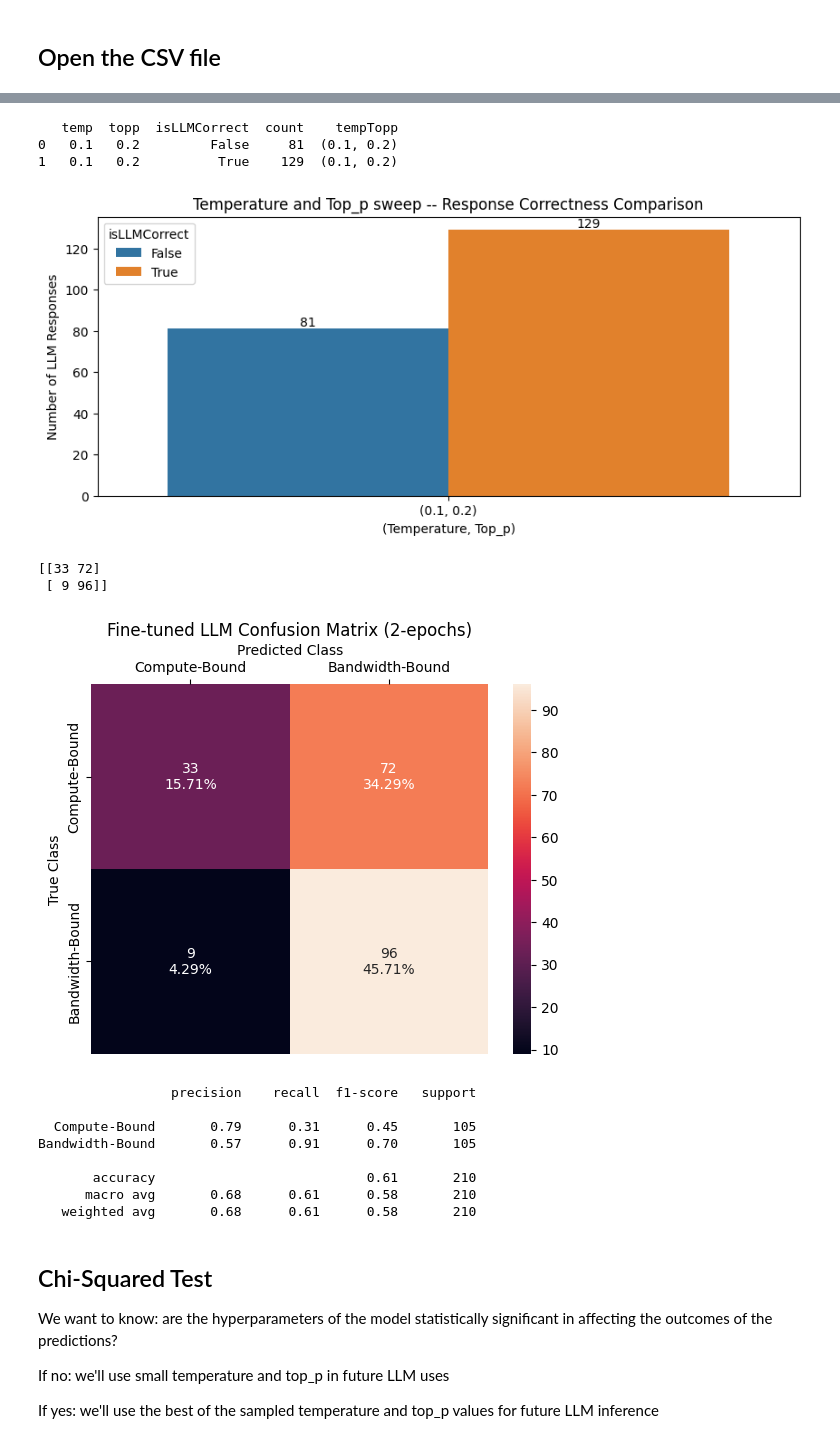
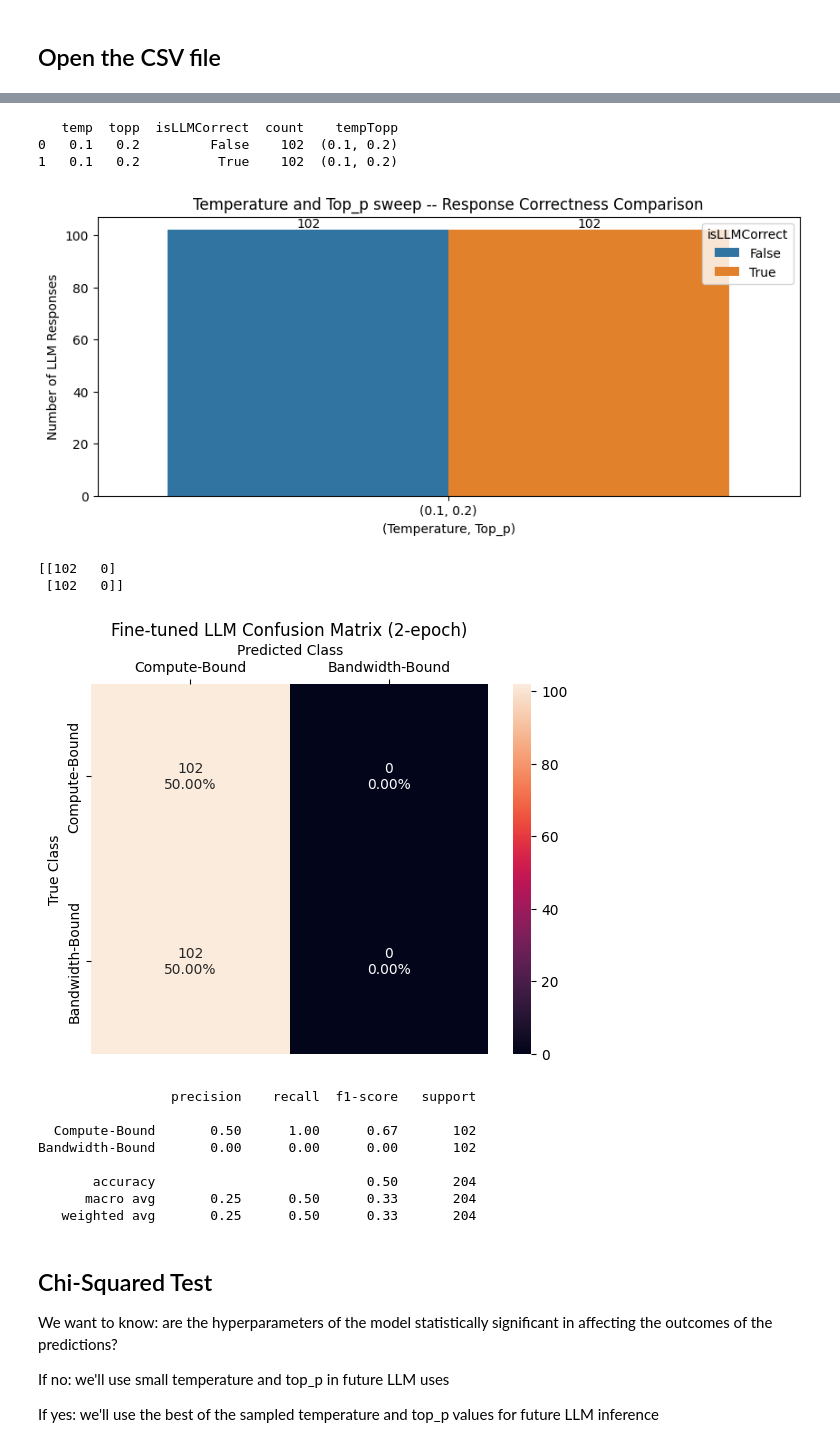
Before and after one commit to Scientific-Computing-Lab/ParallelCodeEstimation, a Jupyter notebook: dataset-gen/vizTrainedInferenceData.ipynb, the cells around one changed output, grey strips where cells are left out. Saved outputs shown, nothing was run; the diff lists cells and outputs as text; code cells hidden in the pictures.

Commit message:
2 epoch trained zero-shot results

```diff
--- a/dataset-gen/vizTrainedInferenceData.ipynb
+++ b/dataset-gen/vizTrainedInferenceData.ipynb
@@ -22,7 +22,8 @@ Peak GINTOP/s 12533.76 with FMA
 ## Open the CSV file
 # %%
 
-resultsCSV = 'trainedModel-inference-results-epoch2.csv'
+#resultsCSV = 'trainedModel-inference-BALANCED-training-results-epoch1.csv'
+resultsCSV = 'trainedModel-inference-BALANCED-training-results-epoch2.csv'
 
 dtypes['language'] = 'string'
 dtypes['numTokens'] = np.int64
@@ -108,36 +110,36 @@ for i in ax.containers:
 plt.show()
 # %% [output]
    temp  topp  isLLMCorrect  count    tempTopp
-0   0.1   0.2         False     81  (0.1, 0.2)
-1   0.1   0.2          True    129  (0.1, 0.2)
+0   0.1   0.2         False    102  (0.1, 0.2)
+1   0.1   0.2          True    102  (0.1, 0.2)
-[figure, old version]
+[figure, new version]
 # %%
 
 cf_matrix = confusion_matrix(df['answer'], df['llmResponse'], labels=['Compute', 'Bandwidth'])
 print(cf_matrix)
 
 group_counts = ["{0:0.0f}".format(value) for value in cf_matrix.flatten()]
 group_percentages = ["{0:.2%}".format(value) for value in cf_matrix.flatten()/np.sum(cf_matrix)]
 labels = [f"{v2}\n{v3}" for v2, v3 in zip(group_counts,group_percentages)]
 labels = np.asarray(labels).reshape(2,2)
 
 #ax = sns.heatmap(cf_matrix, annot=True, fmt='g')
 ax = sns.heatmap(cf_matrix, annot=labels, fmt='')
 
 ax.set_xlabel('Predicted Class')
 ax.set_ylabel('True Class')
 
 ax.xaxis.tick_top()
 ax.xaxis.set_label_position('top')
-ax.set_title('Fine-tuned LLM Confusion Matrix (2-epochs)')
+ax.set_title('Fine-tuned LLM Confusion Matrix (2-epoch)')
 
 ax.set_xticklabels(['Compute-Bound', 'Bandwidth-Bound'])
 ax.set_yticklabels(['Compute-Bound', 'Bandwidth-Bound'])
 plt.show()
 # %% [output]
-[[33 72]
- [ 9 96]]
+[[102   0]
+ [102   0]]
-[figure, old version]
+[figure, new version]
 # %%
 
 class_report = classification_report(df['answer'], df['llmResponse'], labels=['Compute', 'Bandwidth'], target_names=['Compute-Bound', 'Bandwidth-Bound'])
@@ -147,12 +149,12 @@ print(class_report)
 # %% [output]
                  precision    recall  f1-score   support
 
-  Compute-Bound       0.79      0.31      0.45       105
-Bandwidth-Bound       0.57      0.91      0.70       105
+  Compute-Bound       0.50      1.00      0.67       102
+Bandwidth-Bound       0.00      0.00      0.00       102
 
-       accuracy                           0.61       210
-      macro avg       0.68      0.61      0.58       210
-   weighted avg       0.68      0.61      0.58       210
+       accuracy                           0.50       204
+      macro avg       0.25      0.50      0.33       204
+   weighted avg       0.25      0.50      0.33       204
 # %% [markdown]
 ## Chi-Squared Test
 
```
Also changed, not shown: parts of 8 cells of this notebook, 3 other files.
